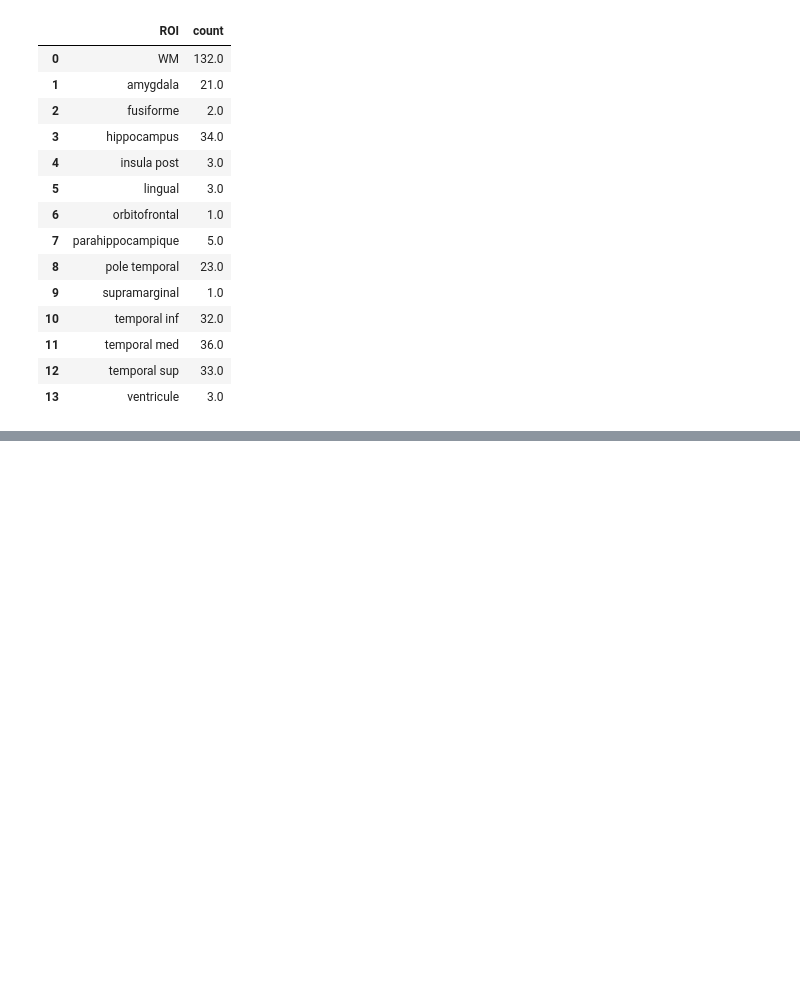
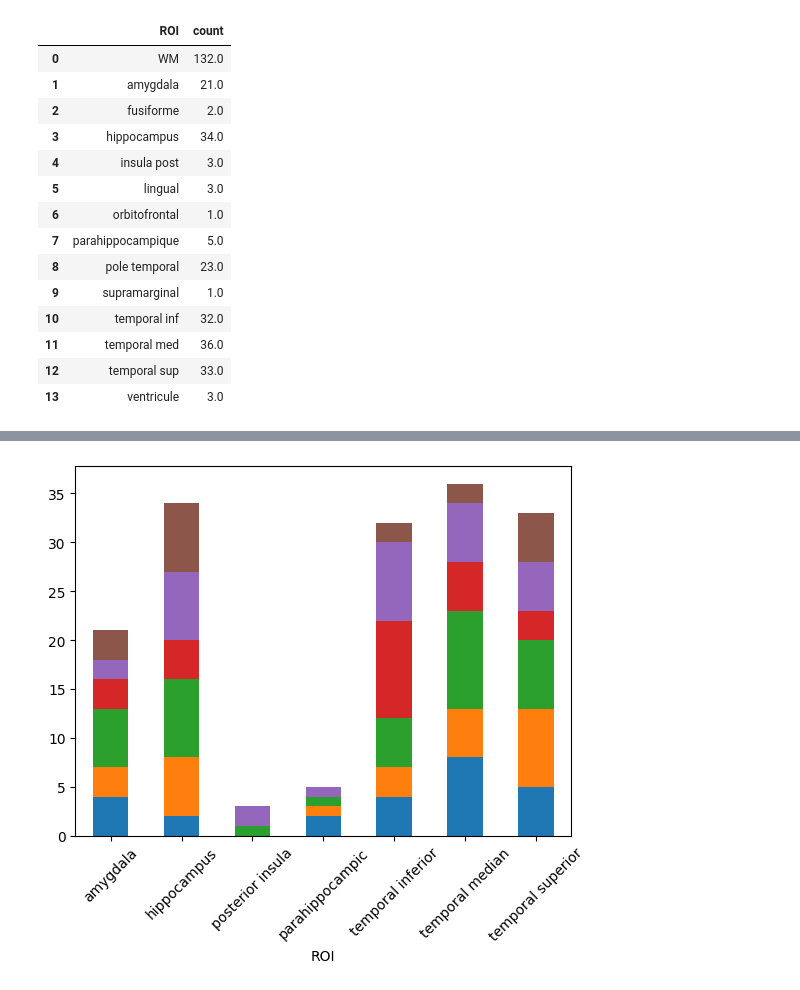
Before and after one commit to JulesGranget/Script_Python_iEEG_Paris_git, a Jupyter notebook: n21_res_anatomy.ipynb, the cells around one changed output, grey strips where cells are left out. Drawn from its saved outputs; the diff is of its cells as text; code cells hidden in the pictures; blank space fills up the shorter version.

```diff
--- a/n21_res_anatomy.ipynb
+++ b/n21_res_anatomy.ipynb
@@ -281,0 +291,10 @@ plt.show()
+# %%
+ax = df_ROI_name_corrected.query(f"ROI in {ROI_list_plot}").set_index('ROI').plot(kind='bar', stacked=True)
+ax.get_legend().remove()
+for label in ax.get_xticklabels():
+  label.set_rotation(45)
+#   label.set_ha('right')
+
+plt.show()
+# %% [output]
+[figure, added]
```
Also changed, not shown: parts of 3 cells of this notebook, 5 other files.
